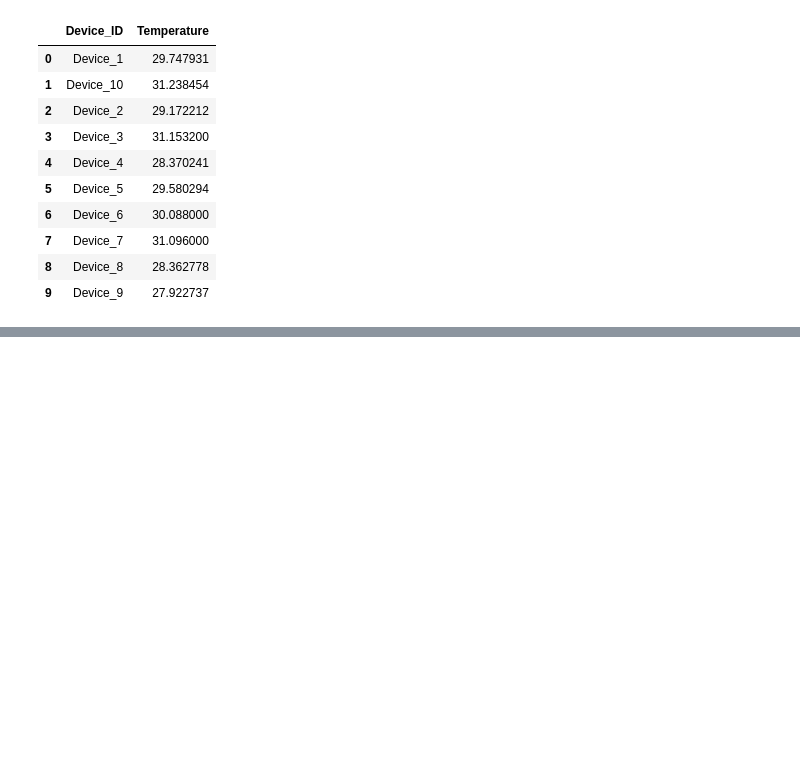
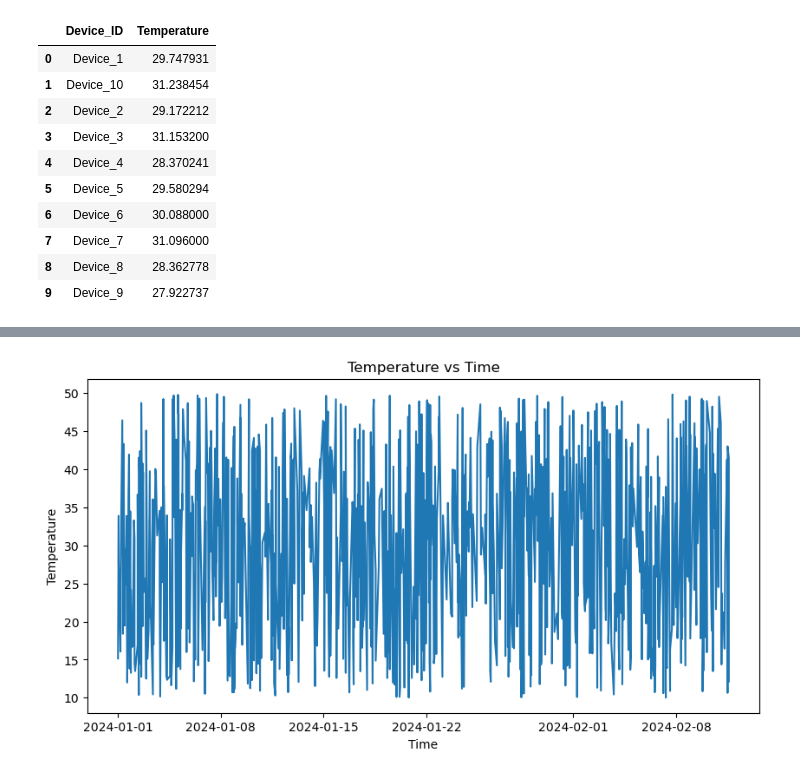
Before and after one commit to KunjanMinama/IoT-Sensor-Data-Analyzation, a Jupyter notebook: IOT Sensor Data.ipynb, the cells around one changed output, grey strips where cells are left out. Saved outputs shown, nothing was run; the diff lists cells and outputs as text; code cells hidden in the pictures; blank space fills up the shorter version.

Commit message:
Added full IoT sensor analysis project

```diff
--- a/IOT Sensor Data.ipynb
+++ b/IOT Sensor Data.ipynb
@@ -4,7 +5,7 @@ import pandas as pd
 import numpy as np
 from sklearn.impute import SimpleImputer
 # %%
-df = pd.read_csv('C:/Users/ASUS/Downloads/iot_sensor_data.csv')
+df = pd.read_csv('C:/Users/ASUS/Desktop/IoT-Sensor-Data-Analyzation/iot_sensor_data.csv')
 # %%
 df.head()
 # %% [output]
@@ -117,0 +134,9 @@ avg_temp.head(11)
+# %%
+plt.figure(figsize=(10,5))
+plt.plot(df['Timestamp'], df['Temperature'])
+plt.xlabel("Time")
+plt.ylabel("Temperature")
+plt.title("Temperature vs Time")
+plt.show()
+# %% [output]
+[figure, added]
```
Also changed, not shown: parts of 4 cells of this notebook.
